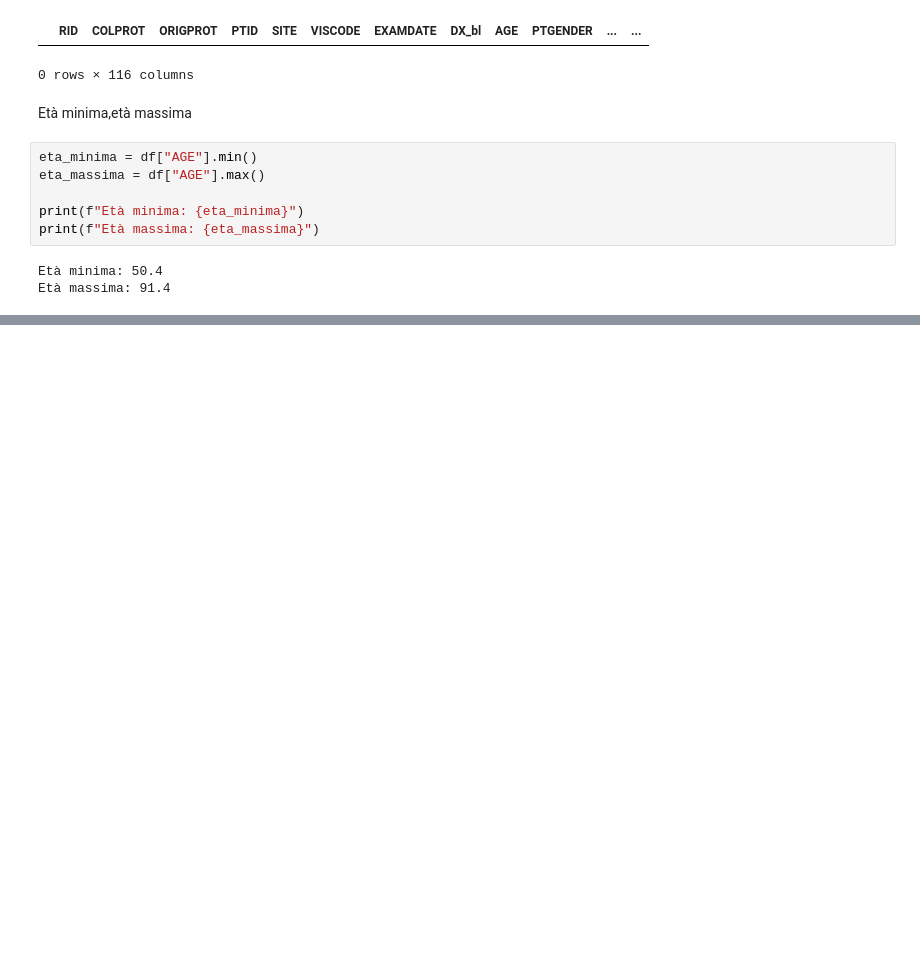
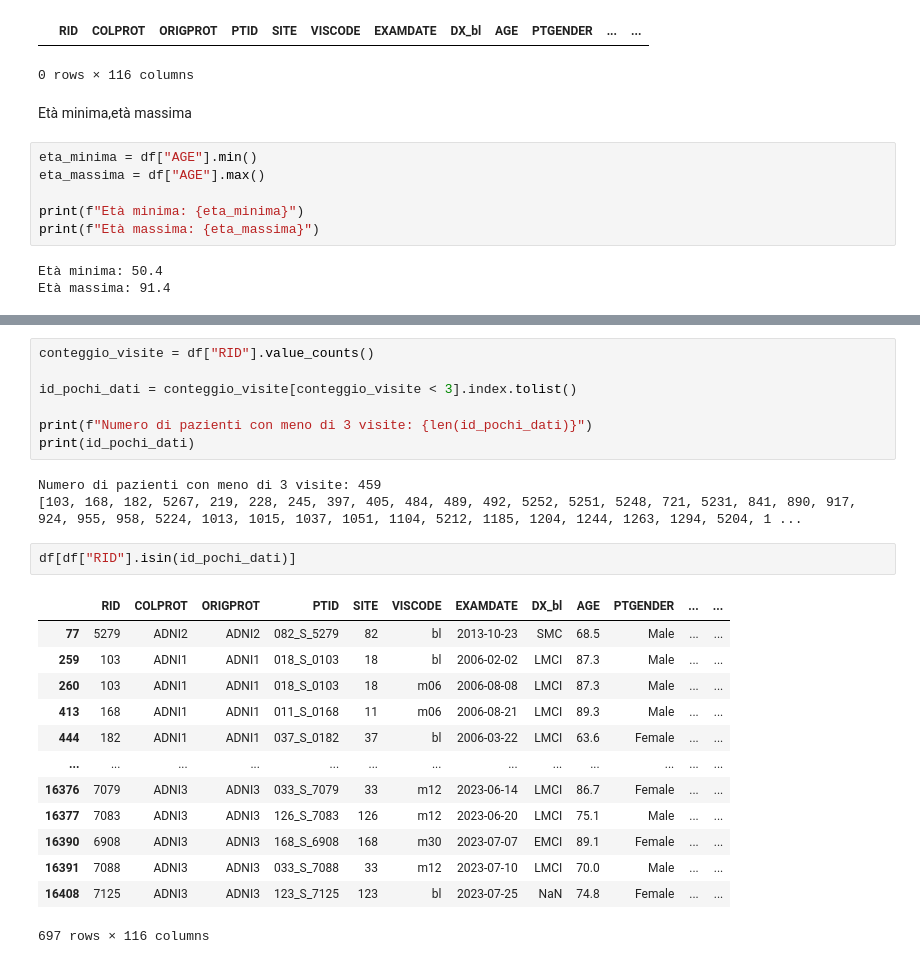
Before and after one commit to RossanaFacchin/DataCleaning, a Jupyter notebook: notebook testcleaning.ipynb, the cells around one changed output, grey strips where cells are left out. Cells and saved outputs as stored; diff of their text form; blank space fills up the shorter version.

Commit message:
Analisi validita ID pazinete e numero visite

```diff
--- a/notebook testcleaning.ipynb
+++ b/notebook testcleaning.ipynb
@@ -369,0 +439,26 @@ Età massima: 91.4
+# %%
+conteggio_visite = df["RID"].value_counts()
+
+id_pochi_dati = conteggio_visite[conteggio_visite < 3].index.tolist()
+
+print(f"Numero di pazienti con meno di 3 visite: {len(id_pochi_dati)}")
+print(id_pochi_dati)
+# %% [output]
+Numero di pazienti con meno di 3 visite: 459
+[103, 168, 182, 5267, 219, 228, 245, 397, 405, 484, 489, 492, 5252, 5251, 5248, 721, 5231, 841, 890, 917, 924, 955, 958, 5224, 1013, 1015, 1037, 1051, 1104, 5212, 1185, 1204, 1244, 1263, 1294, 5204, 1 ...
+# %%
+df[df["RID"].isin(id_pochi_dati)]
+# %% [output]
+|  | RID | COLPROT | ORIGPROT | PTID | SITE | VISCODE | EXAMDATE | DX_bl | AGE | PTGENDER | ... | ... |
+| 77 | 5279 | ADNI2 | ADNI2 | 082_S_5279 | 82 | bl | 2013-10-23 | SMC | 68.5 | Male | ... | ... |
+| 259 | 103 | ADNI1 | ADNI1 | 018_S_0103 | 18 | bl | 2006-02-02 | LMCI | 87.3 | Male | ... | ... |
+| 260 | 103 | ADNI1 | ADNI1 | 018_S_0103 | 18 | m06 | 2006-08-08 | LMCI | 87.3 | Male | ... | ... |
+| 413 | 168 | ADNI1 | ADNI1 | 011_S_0168 | 11 | m06 | 2006-08-21 | LMCI | 89.3 | Male | ... | ... |
+| 444 | 182 | ADNI1 | ADNI1 | 037_S_0182 | 37 | bl | 2006-03-22 | LMCI | 63.6 | Female | ... | ... |
+| ... | ... | ... | ... | ... | ... | ... | ... | ... | ... | ... | ... | ... |
+| 16376 | 7079 | ADNI3 | ADNI3 | 033_S_7079 | 33 | m12 | 2023-06-14 | LMCI | 86.7 | Female | ... | ... |
+| 16377 | 7083 | ADNI3 | ADNI3 | 126_S_7083 | 126 | m12 | 2023-06-20 | LMCI | 75.1 | Male | ... | ... |
+| 16390 | 6908 | ADNI3 | ADNI3 | 168_S_6908 | 168 | m30 | 2023-07-07 | EMCI | 89.1 | Female | ... | ... |
+| 16391 | 7088 | ADNI3 | ADNI3 | 033_S_7088 | 33 | m12 | 2023-07-10 | LMCI | 70.0 | Male | ... | ... |
+| 16408 | 7125 | ADNI3 | ADNI3 | 123_S_7125 | 123 | bl | 2023-07-25 | NaN | 74.8 | Female | ... | ... |
+697 rows × 116 columns
```
Also changed, not shown: parts of 6 cells of this notebook.
